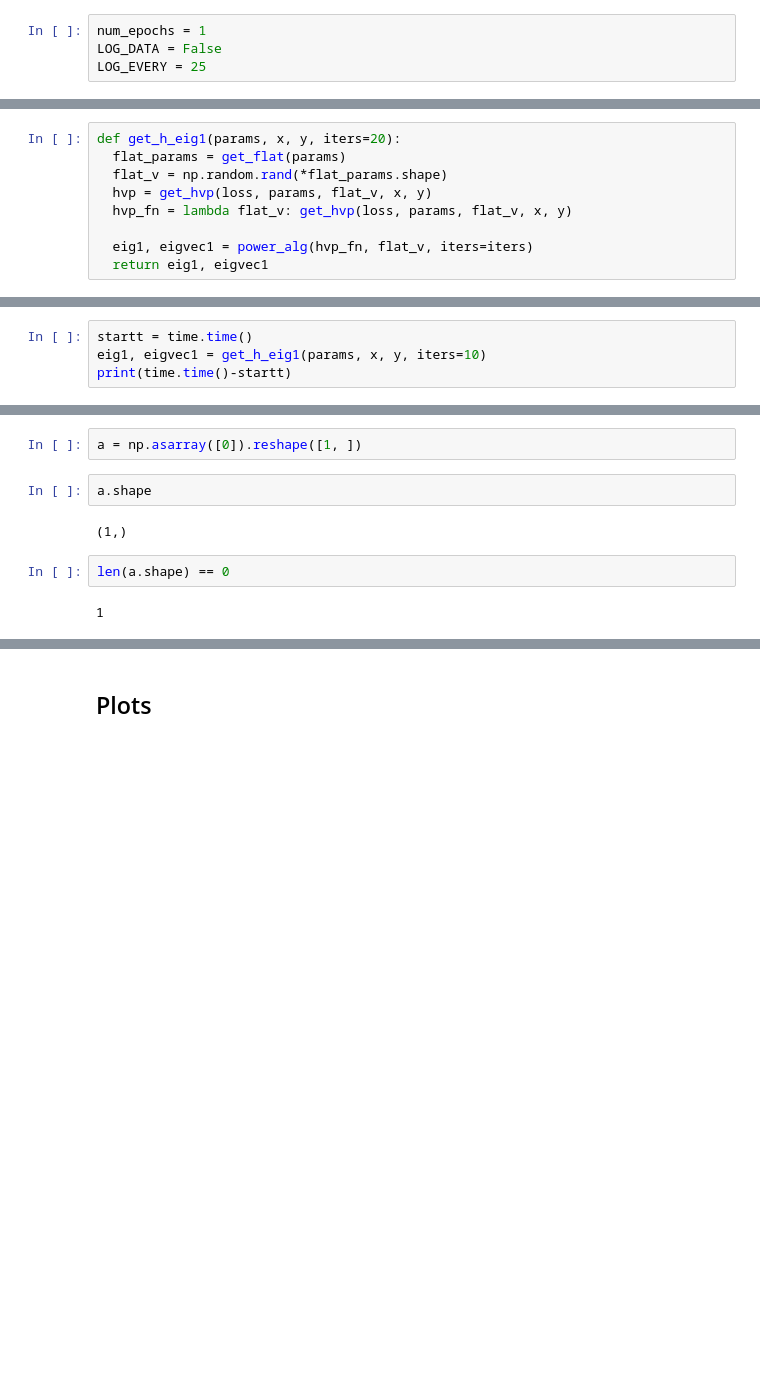
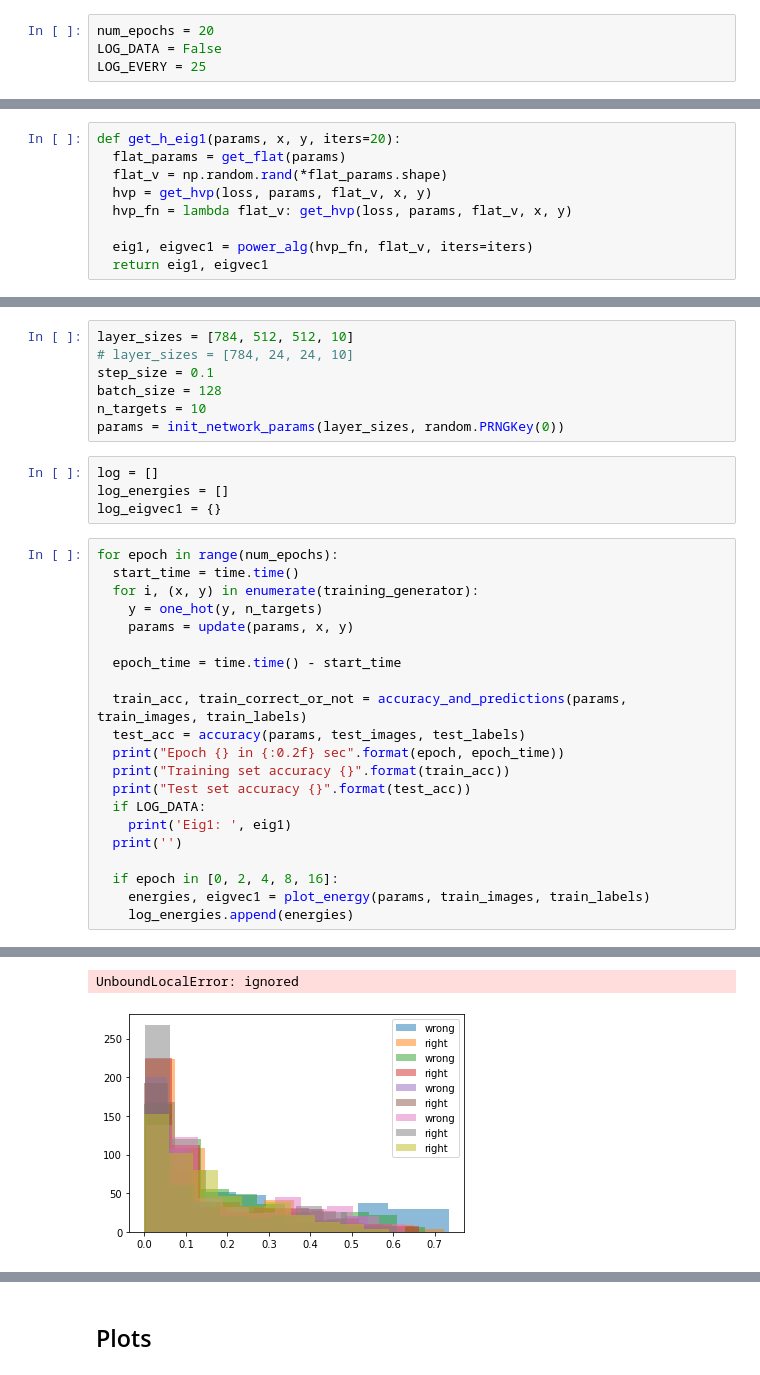
Before and after one commit to katelee168/opt, a Jupyter notebook: Jax_MNIST.ipynb, the cells around one changed output, grey strips where cells are left out. Cells and saved outputs as stored; diff of their text form; blank space fills up the shorter version.

```diff
--- a/Jax_MNIST.ipynb
+++ b/Jax_MNIST.ipynb
@@ -241,7 +255,7 @@ def power_alg(hvp_fn, flat_v, iters=10):
 
   return power_alg(hvp_fn, normed_hvp_v, iters=iters-1)
 # %%
-num_epochs = 1
+num_epochs = 20
 LOG_DATA = False
 LOG_EVERY = 25
 # %%
@@ -299,4 +326,0 @@ Test set accuracy 0.949999988079071
-# %%
-startt = time.time()
-eig1, eigvec1 = get_h_eig1(params, x, y, iters=10)
-print(time.time()-startt)
@@ -342,10 +367,33 @@ plt.legend()
-# %%
-a = np.asarray([0]).reshape([1, ])
-# %%
-a.shape
-# %% [output]
-(1,)
-# %%
-len(a.shape) == 0
-# %% [output]
-1
+# %%
+layer_sizes = [784, 512, 512, 10]
+# layer_sizes = [784, 24, 24, 10]
+step_size = 0.1
+batch_size = 128
+n_targets = 10
+params = init_network_params(layer_sizes, random.PRNGKey(0))
+# %%
+log = []
+log_energies = []
+log_eigvec1 = {}
+# %%
+for epoch in range(num_epochs):
+  start_time = time.time()
+  for i, (x, y) in enumerate(training_generator):
+    y = one_hot(y, n_targets)
+    params = update(params, x, y)
+
+  epoch_time = time.time() - start_time
+
+  train_acc, train_correct_or_not = accuracy_and_predictions(params, train_images, train_labels)
+  test_acc = accuracy(params, test_images, test_labels)
+  print("Epoch {} in {:0.2f} sec".format(epoch, epoch_time))
+  print("Training set accuracy {}".format(train_acc))
+  print("Test set accuracy {}".format(test_acc))
+  if LOG_DATA:
+    print('Eig1: ', eig1)
+  print('')
+
+  if epoch in [0, 2, 4, 8, 16]:
+    energies, eigvec1 = plot_energy(params, train_images, train_labels)
+    log_energies.append(energies)
+# %% [output]
@@ -351,0 +417,2 @@ len(a.shape) == 0
+UnboundLocalError: ignored
+[figure, added]
```
Also changed, not shown: parts of 19 cells of this notebook.
